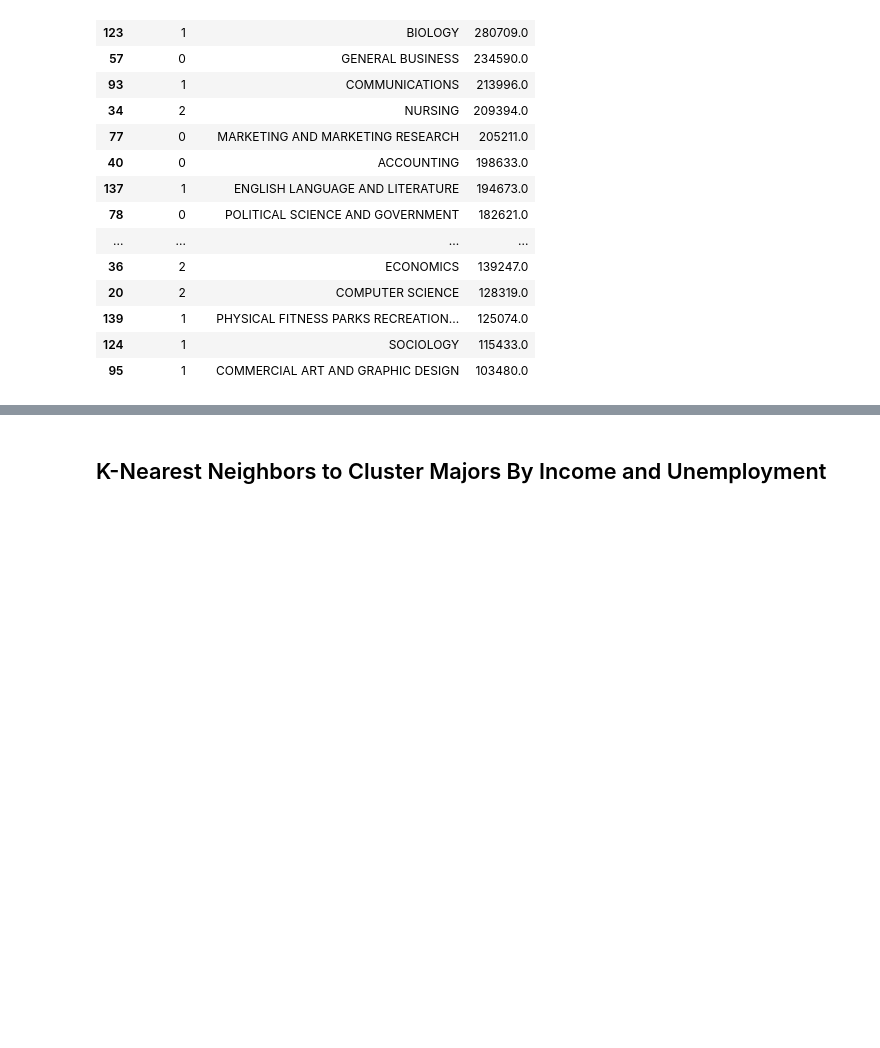
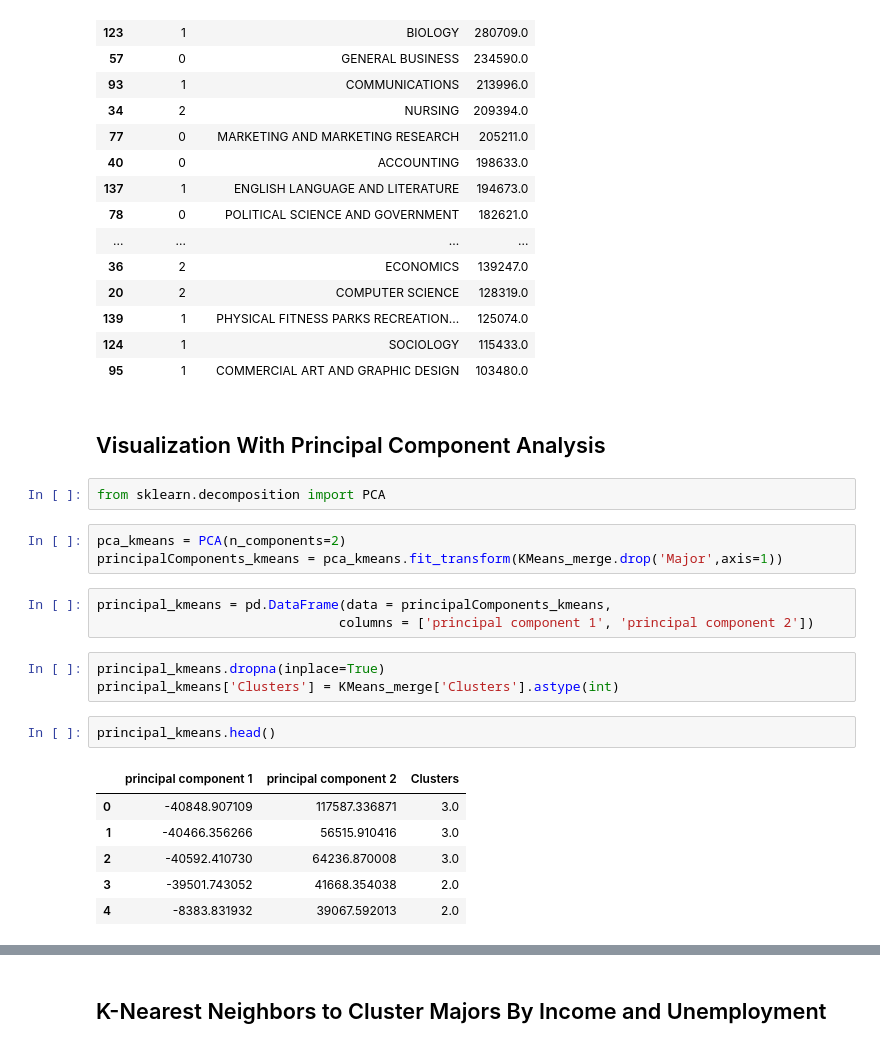
Before and after one commit to pscharfe/538-College-Majors-Analysis, a Jupyter notebook: clustering_college_majors.ipynb, the cells around one changed output, grey strips where cells are left out. Drawn from its saved outputs; the diff is of its cells as text; blank space fills up the shorter version.

```diff
--- a/clustering_college_majors.ipynb
+++ b/clustering_college_majors.ipynb
@@ -885,3 +885,25 @@ KMeans_merge[['Clusters', 'Major', 'Total']].sort_values(by=['Total'], ascending
 | 139 | 1 | PHYSICAL FITNESS PARKS RECREATION... | 125074.0 |
 | 124 | 1 | SOCIOLOGY | 115433.0 |
 | 95 | 1 | COMMERCIAL ART AND GRAPHIC DESIGN | 103480.0 |
+# %% [markdown]
+## Visualization With Principal Component Analysis
+# %%
+from sklearn.decomposition import PCA
+# %%
+pca_kmeans = PCA(n_components=2)
+principalComponents_kmeans = pca_kmeans.fit_transform(KMeans_merge.drop('Major',axis=1))
+# %%
+principal_kmeans = pd.DataFrame(data = principalComponents_kmeans,
+                               columns = ['principal component 1', 'principal component 2'])
+# %%
+principal_kmeans.dropna(inplace=True)
+principal_kmeans['Clusters'] = KMeans_merge['Clusters'].astype(int)
+# %%
+principal_kmeans.head()
+# %% [output]
+|  | principal component 1 | principal component 2 | Clusters |
+| 0 | -40848.907109 | 117587.336871 | 3.0 |
+| 1 | -40466.356266 | 56515.910416 | 3.0 |
+| 2 | -40592.410730 | 64236.870008 | 3.0 |
+| 3 | -39501.743052 | 41668.354038 | 2.0 |
+| 4 | -8383.831932 | 39067.592013 | 2.0 |
```
Also changed, not shown: parts of 30 cells of this notebook.
